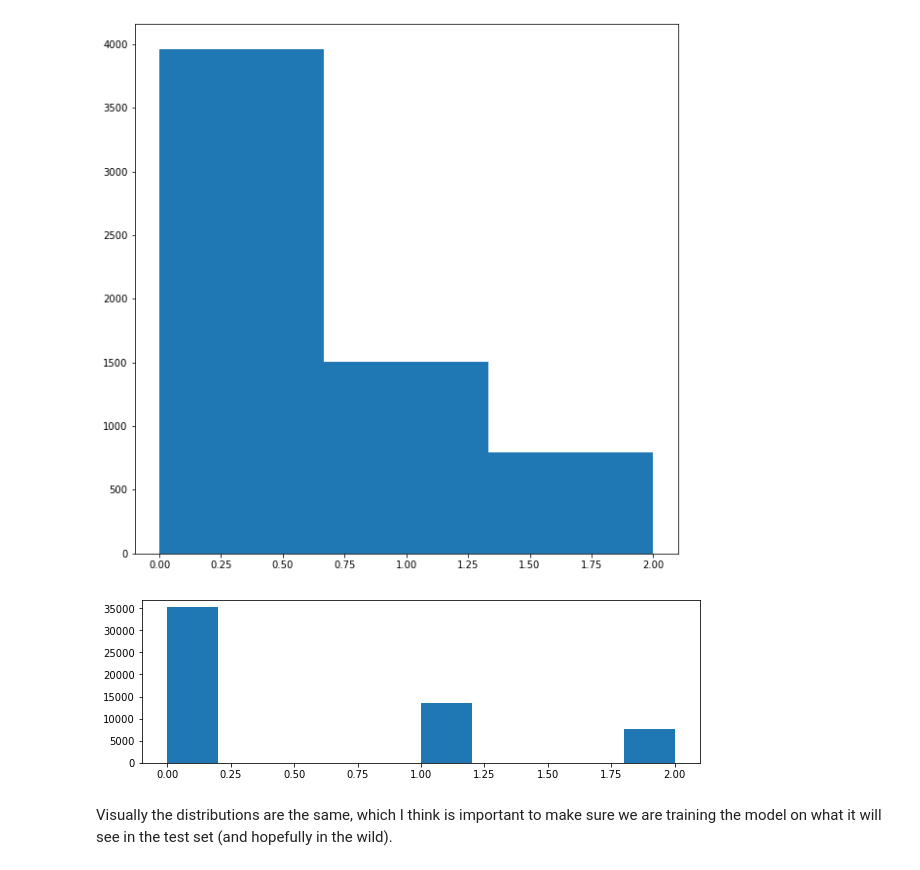
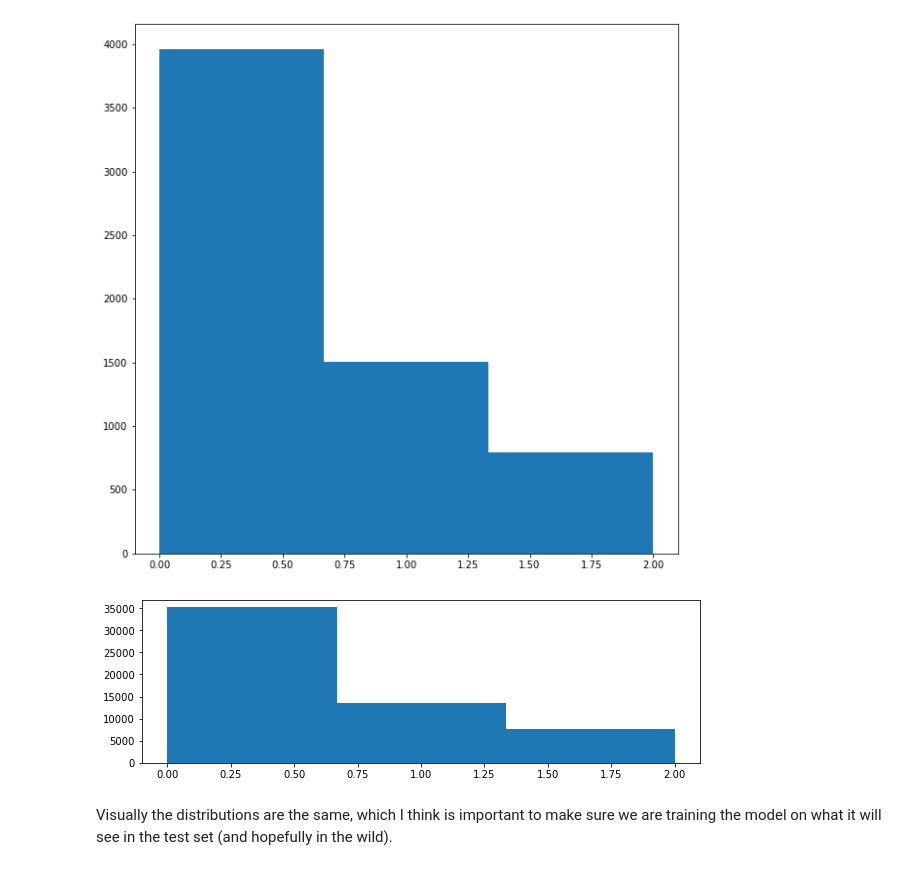
Before and after one commit to michael-a-green/Metis_Project5, a Jupyter notebook: Source/Project5.ipynb, the cells around one changed output. Saved outputs shown, nothing was run; the diff lists cells and outputs as text; code cells hidden in the pictures.

```diff
--- a/Source/Project5.ipynb
+++ b/Source/Project5.ipynb
@@ -626,10 +628,10 @@ plt.show();
 [figure]
 # %%
 plt.figure(figsize=(10,3))
-plt.hist(y_train,10)
+plt.hist(y_train,3)
 plt.show();
 # %% [output]
-[figure, old version]
+[figure, new version]
 # %% [markdown]
 Visually the distributions are the same, which I think is important to make sure we are training the model on what it will see in the test set (and hopefully in the wild).
 # %% [markdown]
```
Also changed, not shown: parts of 49 cells of this notebook, 4 other files.
